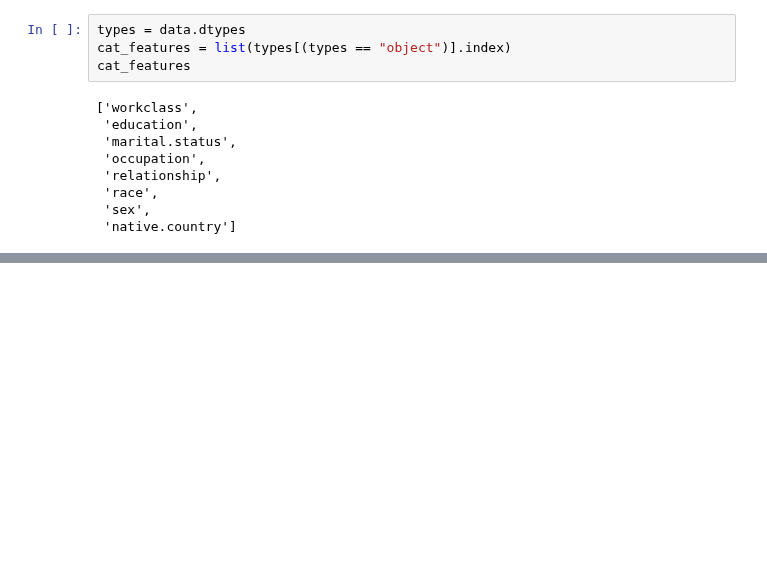
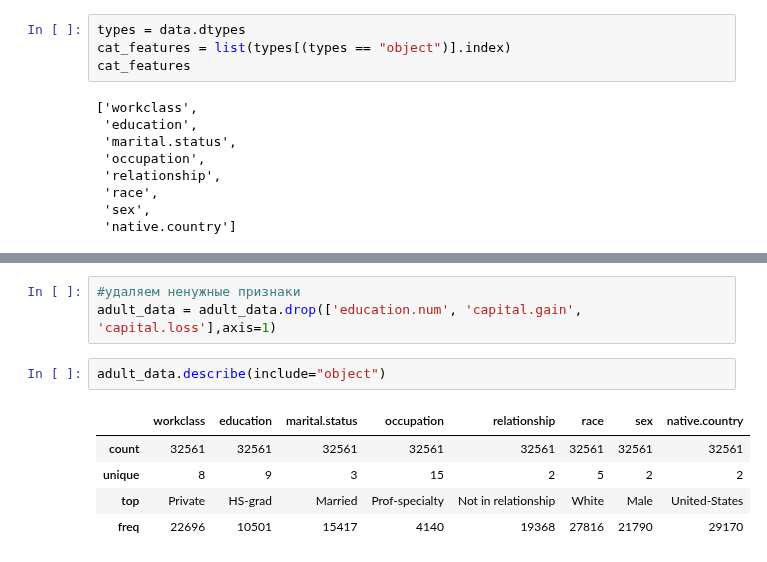
Before and after one commit to stas-as/Konspect-all, a Jupyter notebook: Конспекты/ML_7_Оптимизация_гип/2_базавая_опитмиз.ipynb, the cells around one changed output, grey strips where cells are left out. Drawn from its saved outputs; the diff is of its cells as text; blank space fills up the shorter version.

```diff
--- a/Конспекты/ML_7_Оптимизация_гип/2_базавая_опитмиз.ipynb
+++ b/Конспекты/ML_7_Оптимизация_гип/2_базавая_опитмиз.ipynb
@@ -117,0 +148,11 @@ adult_data['education'] = adult_data['education'].apply(
+# %%
+#удаляем ненужные признаки
+adult_data = adult_data.drop(['education.num', 'capital.gain', 'capital.loss'],axis=1)
+# %%
+adult_data.describe(include="object")
+# %% [output]
+|  | workclass | education | marital.status | occupation | relationship | race | sex | native.country |
+| count | 32561 | 32561 | 32561 | 32561 | 32561 | 32561 | 32561 | 32561 |
+| unique | 8 | 9 | 3 | 15 | 2 | 5 | 2 | 2 |
+| top | Private | HS-grad | Married | Prof-specialty | Not in relationship | White | Male | United-States |
+| freq | 22696 | 10501 | 15417 | 4140 | 19368 | 27816 | 21790 | 29170 |
```
Also changed, not shown: parts of 17 cells of this notebook.
